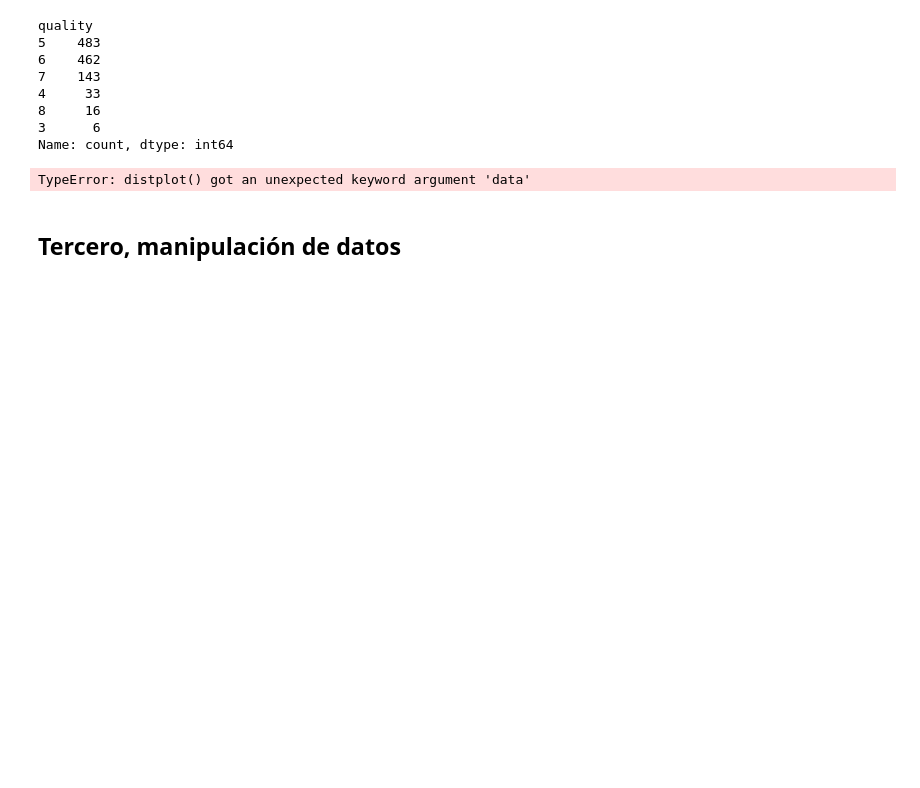
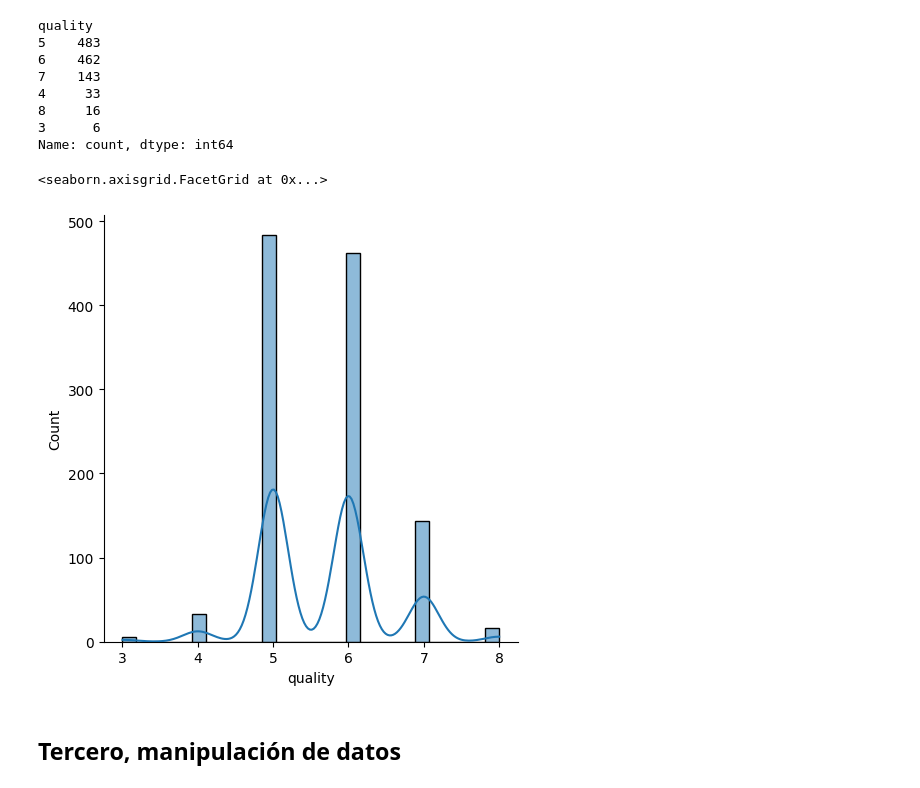
Before and after one commit to AI-School-F5-P2/how-to-train-ML-model, a Jupyter notebook: HowToTrainML.ipynb, the cells around one changed output. Saved outputs shown, nothing was run; the diff lists cells and outputs as text; code cells hidden in the pictures; blank space fills up the shorter version.

```diff
--- a/HowToTrainML.ipynb
+++ b/HowToTrainML.ipynb
@@ -90,9 +91,10 @@ quality
 3      6
 Name: count, dtype: int64
 # %%
-sns.distplot(data=df, x="quality")
+sns.displot(data=df, x="quality", kde=True)
 # %% [output]
-TypeError: distplot() got an unexpected keyword argument 'data'
+<seaborn.axisgrid.FacetGrid at 0x...>
+[figure, added]
 # %% [markdown]
 ## Tercero, manipulación de datos
 # %%
```
Also changed, not shown: parts of 4 cells of this notebook.
